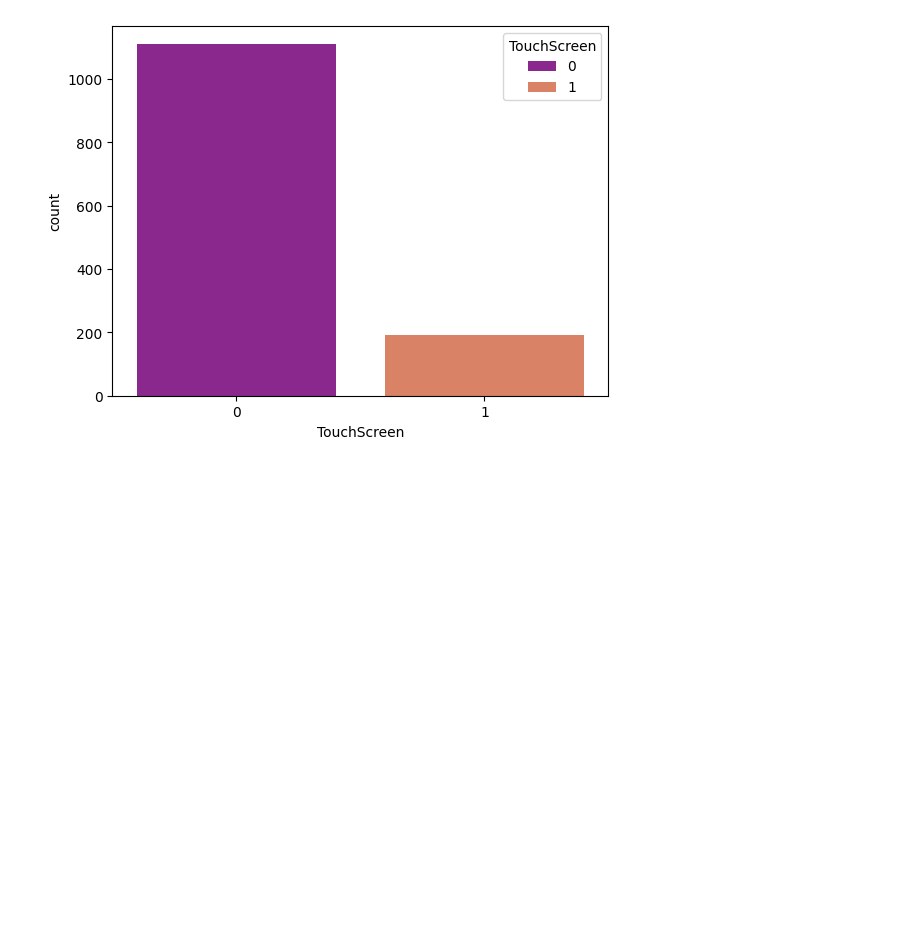
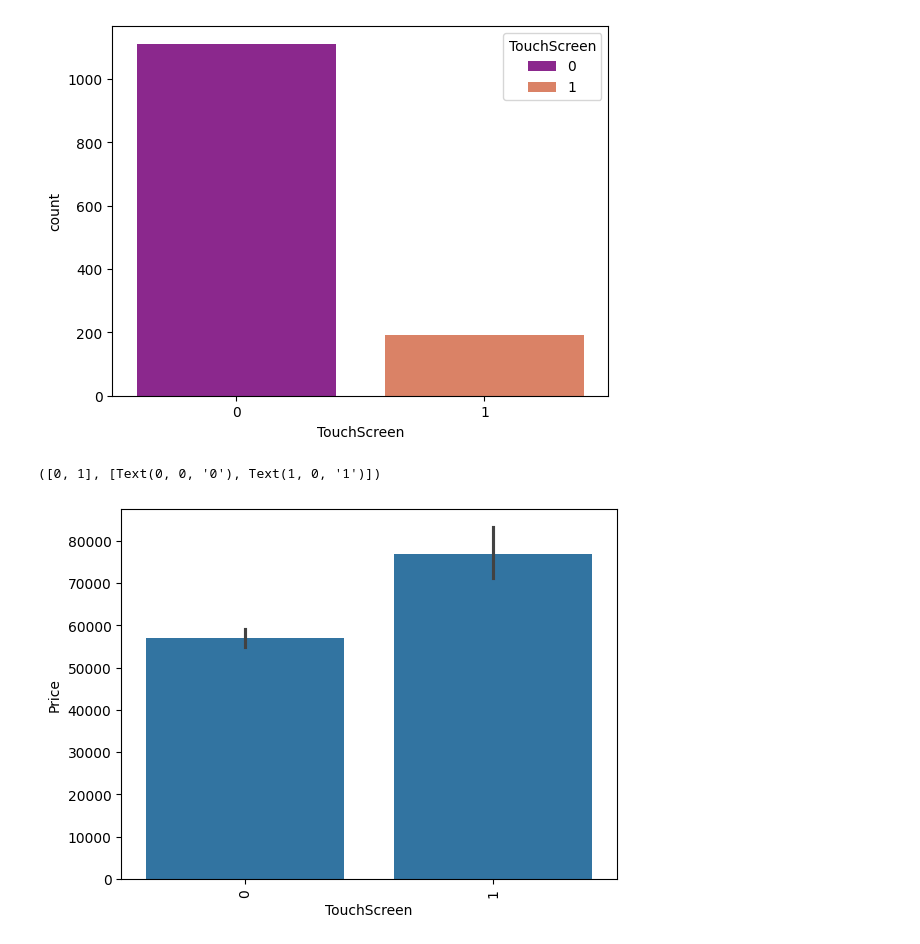
Before and after one commit to KabiraKabira7/laptop-price-predictor-ml-project, a Jupyter notebook: laptop_price_predictor.ipynb, the cells around one changed output. Drawn from its saved outputs; the diff is of its cells as text; code cells hidden in the pictures; blank space fills up the shorter version.

```diff
--- a/laptop_price_predictor.ipynb
+++ b/laptop_price_predictor.ipynb
@@ -319,3 +319,11 @@ sn.countplot(x=df['TouchScreen'],hue=df['TouchScreen'],palette='plasma',legend =
 # %% [output]
 <Axes: xlabel='TouchScreen', ylabel='count'>
 [figure]
+# %%
+# touch screen on comparision with price of laptop
+
+sn.barplot(x = df['TouchScreen'],y = df['Price'])
+plt.xticks(rotation = 'vertical')
+# %% [output]
+([0, 1], [Text(0, 0, '0'), Text(1, 0, '1')])
+[figure, added]
```
